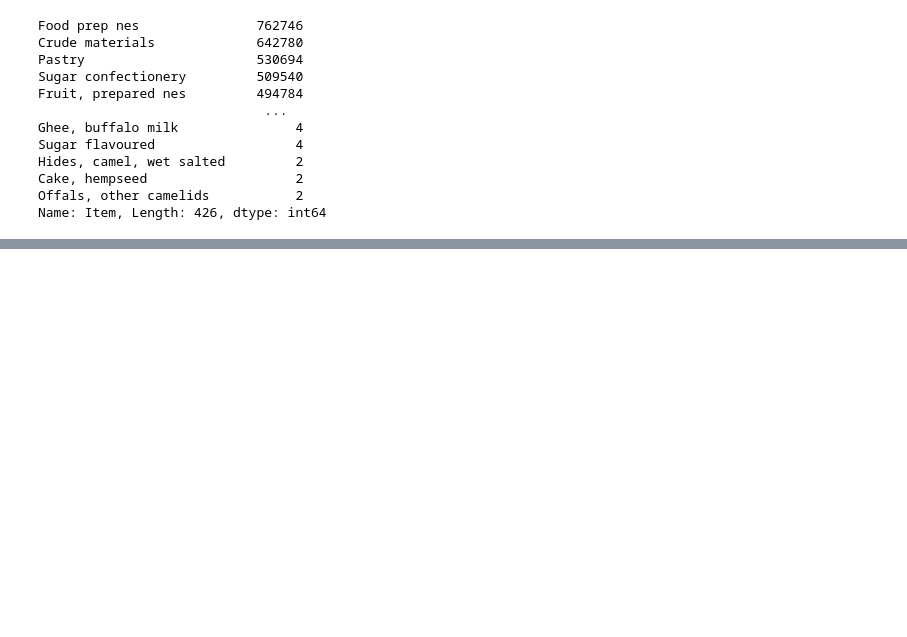
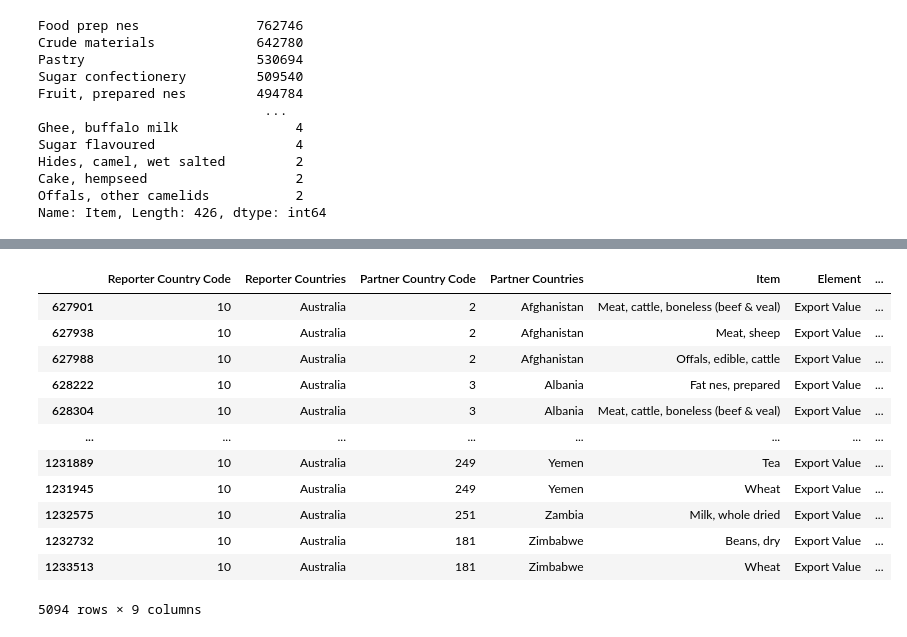
Before and after one commit to NikunjPatel852/Project_2, a Jupyter notebook: Data_Scrab/World_data.ipynb, the cells around one changed output, grey strips where cells are left out. Cells and saved outputs as stored; diff of their text form; code cells hidden in the pictures; blank space fills up the shorter version.

```diff
--- a/Data_Scrab/World_data.ipynb
+++ b/Data_Scrab/World_data.ipynb
@@ -150,0 +152,16 @@ df_aus_export
+# %%
+df_aus_export[df_aus_export['Year'] == 2013]
+# %% [output]
+|  | Reporter Country Code | Reporter Countries | Partner Country Code | Partner Countries | Item | Element | ... |
+| 627901 | 10 | Australia | 2 | Afghanistan | Meat, cattle, boneless (beef & veal) | Export Value | ... |
+| 627938 | 10 | Australia | 2 | Afghanistan | Meat, sheep | Export Value | ... |
+| 627988 | 10 | Australia | 2 | Afghanistan | Offals, edible, cattle | Export Value | ... |
+| 628222 | 10 | Australia | 3 | Albania | Fat nes, prepared | Export Value | ... |
+| 628304 | 10 | Australia | 3 | Albania | Meat, cattle, boneless (beef & veal) | Export Value | ... |
+| ... | ... | ... | ... | ... | ... | ... | ... |
+| 1231889 | 10 | Australia | 249 | Yemen | Tea | Export Value | ... |
+| 1231945 | 10 | Australia | 249 | Yemen | Wheat | Export Value | ... |
+| 1232575 | 10 | Australia | 251 | Zambia | Milk, whole dried | Export Value | ... |
+| 1232732 | 10 | Australia | 181 | Zimbabwe | Beans, dry | Export Value | ... |
+| 1233513 | 10 | Australia | 181 | Zimbabwe | Wheat | Export Value | ... |
+5094 rows × 9 columns
```
Also changed, not shown: parts of 6 cells of this notebook, 4 other files.
